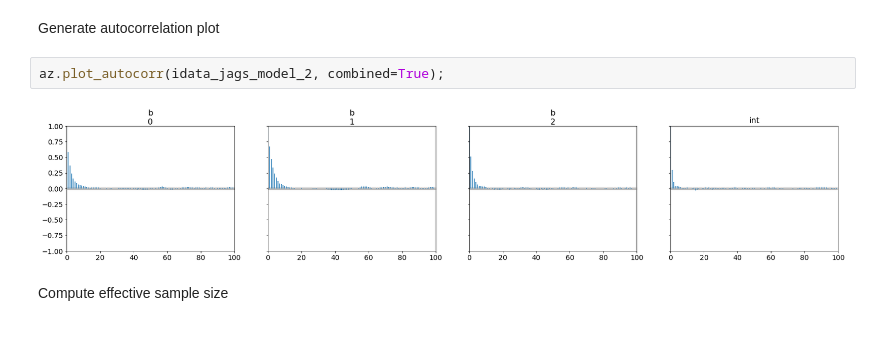
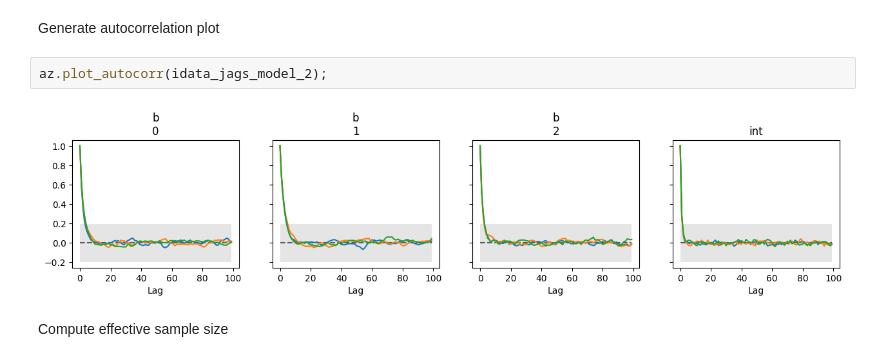
Before and after one commit to michaelnowotny/pyjags, a Jupyter notebook: notebooks/Logistic Regression.ipynb, the cells around one changed output. Saved outputs shown, nothing was run; the diff lists cells and outputs as text.

```diff
--- a/notebooks/Logistic Regression.ipynb
+++ b/notebooks/Logistic Regression.ipynb
@@ -251,9 +254,9 @@ The Gelman-Rubin statistic is close to 1 for all parameters
 # %% [markdown]
 Generate autocorrelation plot
 # %%
-az.plot_autocorr(idata_jags_model_2, combined=True);
+az.plot_autocorr(idata_jags_model_2);
 # %% [output]
-[figure, old version]
+[figure, new version]
 # %% [markdown]
 Compute effective sample size
 # %%
```
Also changed, not shown: parts of 16 cells of this notebook, 1 other file.
